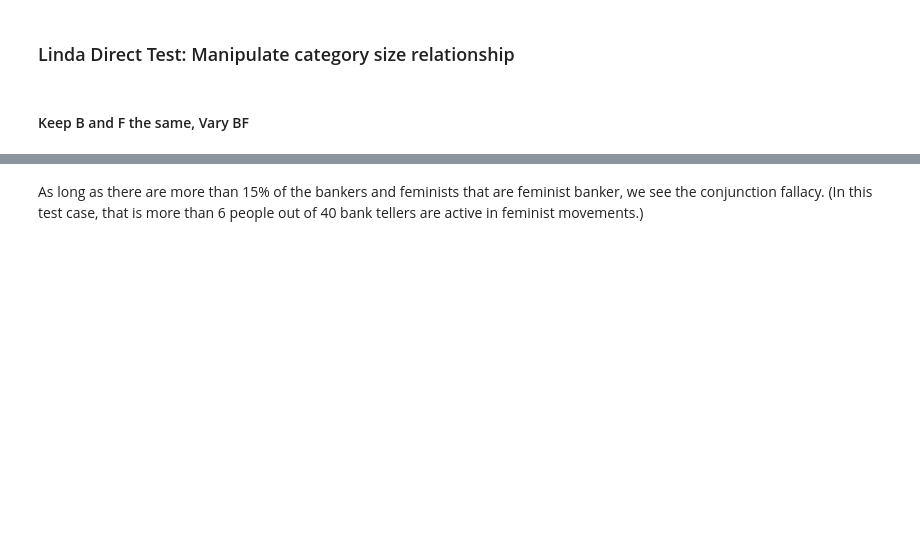
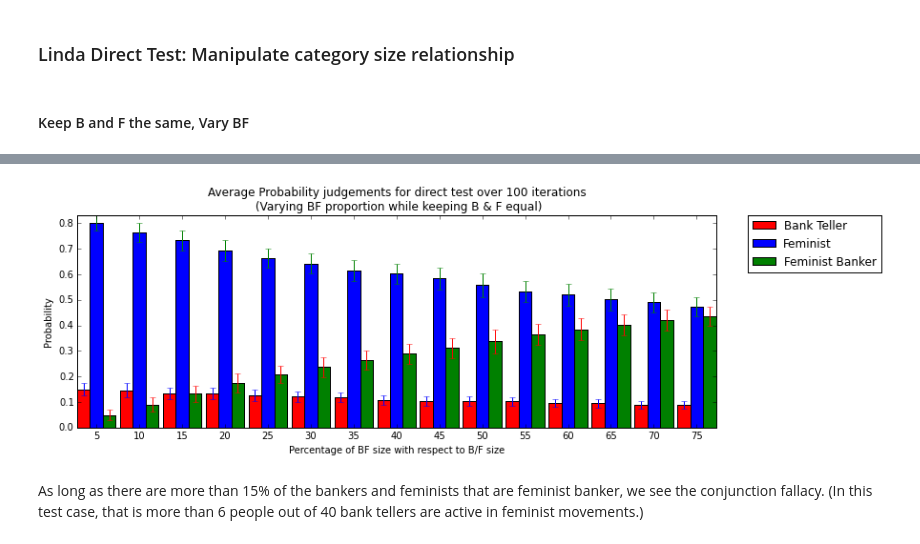
Before and after one commit to yinghj/CS328-Spring-2016, a Jupyter notebook: Final Project.ipynb, the cells around one changed output, grey strips where cells are left out. Saved outputs shown, nothing was run; the diff lists cells and outputs as text; code cells hidden in the pictures; blank space fills up the shorter version.

```diff
--- a/Final Project.ipynb
+++ b/Final Project.ipynb
@@ -448,31 +428,8 @@ plt.show()
 varyBF = []
 
 for x in np.arange(2,32,2):
-    varyBF_matrix = []
-    for i in range(iterations):
-        # generate new set of exemplars for each participant
-        dirB_exemplars = generate_exemplars(features, distribution, 0, 40)
-        dirF_exemplars = generate_exemplars(features, distribution, 1, 40)
-        dirBF_exemplars = generate_exemplars(features, distribution, 3, x)
-        # concatenate to get the set of all exemplars a participant has
-        dirAll_exemplars= np.concatenate((dirB_exemplars, dirF_exemplars, dirBF_exemplars))
-
-        dir_cate_list = []
-        dir_cate_list.append(prob_retrieve_category(dirB_exemplars, dirAll_exemplars, linda, feat_weights))
-        dir_cate_list.append(prob_retrieve_category(dirF_exemplars, dirAll_exemplars, linda, feat_weights))
-        dir_cate_list.append(prob_retrieve_category(dirBF_exemplars, dirAll_exemplars, linda, feat_weights))
-        varyBF_matrix.append(dir_cate_list)
-
-    varyBF_matrix = np.array(varyBF_matrix)
-    # get mean and standard deviation for probability ratings
-    varyBF_dirStd = []
-    varyBF_dirMean = []
-    for i in range(3):
-        a = varyBF_matrix[:,i]
-        std = np.std(a)
-        mean = np.mean(a)
-        varyBF_dirStd.append(std)
-        varyBF_dirMean.append(mean)
+    varyBF_matrix = directTest(linda,feat_weights, iterations, features, distribution, [40,40,x])
+    varyBF_dirStd, varyBF_dirMean = getStdMean(varyBF_matrix)
     X = [varyBF_dirStd, varyBF_dirMean]
     varyBF.append(X)
 
@@ -509,3 +464,8 @@ plt.show()
+# %%
+plot_multiple(varyBF,"Average Probability judgements for direct test over 100 iterations\n (Varying BF proportion while keeping B & F equal)",
+             "Percentage of BF size with respect to B/F size", np.arange(2,32,2)*100//40)
+# %% [output]
+[figure, added]
 # %% [markdown]
 As long as there are more than 15% of the bankers and feminists that are feminist banker, we see the conjunction fallacy. (In this test case, that is more than 6 people out of 40 bank tellers are active in feminist movements.)
 # %% [markdown]
```
Also changed, not shown: parts of 58 cells of this notebook.
